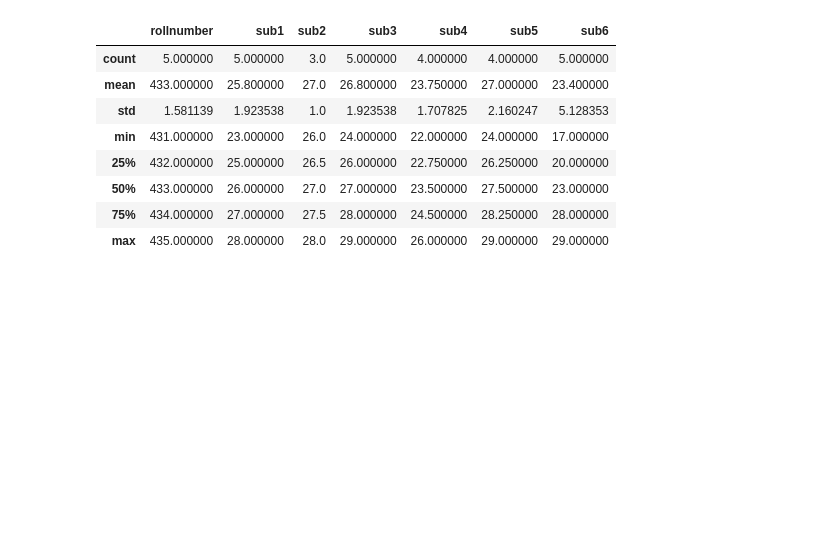
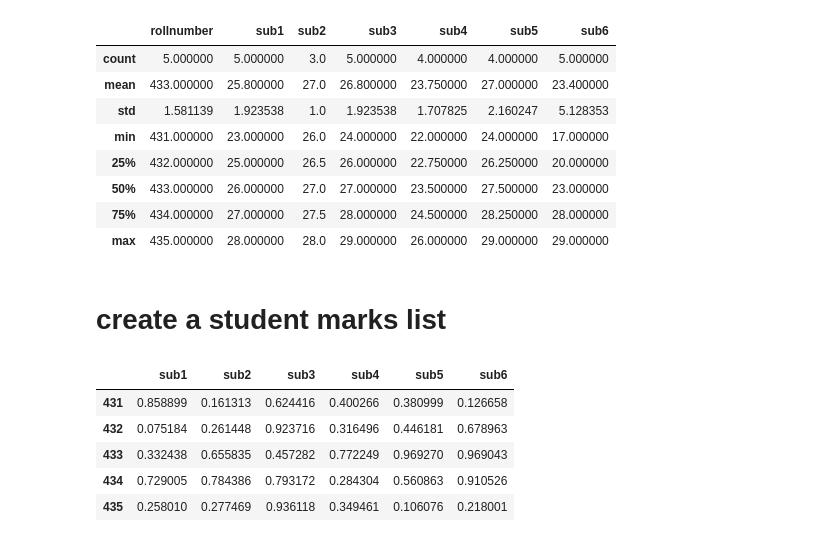
Before and after one commit to RajiKunchemadana/gitbasics-mstp-level1-432, a Jupyter notebook: 23-01-2020/23-01-2020(pandas.matplotlib).ipynb, the cells around one changed output. Drawn from its saved outputs; the diff is of its cells as text; code cells hidden in the pictures; blank space fills up the shorter version.

```diff
--- a/23-01-2020/23-01-2020(pandas.matplotlib).ipynb
+++ b/23-01-2020/23-01-2020(pandas.matplotlib).ipynb
@@ -682,3 +682,16 @@ s.describe()
 | 50% | 433.000000 | 26.000000 | 27.0 | 27.000000 | 23.500000 | 27.500000 | 23.000000 |
 | 75% | 434.000000 | 27.000000 | 27.5 | 28.000000 | 24.500000 | 28.250000 | 28.000000 |
 | max | 435.000000 | 28.000000 | 28.0 | 29.000000 | 26.000000 | 29.000000 | 29.000000 |
+# %% [markdown]
+# create a student marks list
+# %%
+import pandas as pd
+s=pd.DataFrame(np.random.rand(5,6),index=[431,432,433,434,435],columns=['sub1','sub2','sub3','sub4','sub5','sub6'])
+s
+# %% [output]
+|  | sub1 | sub2 | sub3 | sub4 | sub5 | sub6 |
+| 431 | 0.858899 | 0.161313 | 0.624416 | 0.400266 | 0.380999 | 0.126658 |
+| 432 | 0.075184 | 0.261448 | 0.923716 | 0.316496 | 0.446181 | 0.678963 |
+| 433 | 0.332438 | 0.655835 | 0.457282 | 0.772249 | 0.969270 | 0.969043 |
+| 434 | 0.729005 | 0.784386 | 0.793172 | 0.284304 | 0.560863 | 0.910526 |
+| 435 | 0.258010 | 0.277469 | 0.936118 | 0.349461 | 0.106076 | 0.218001 |
```
Also changed, not shown: parts of 1 cell of this notebook, 3 other files.
